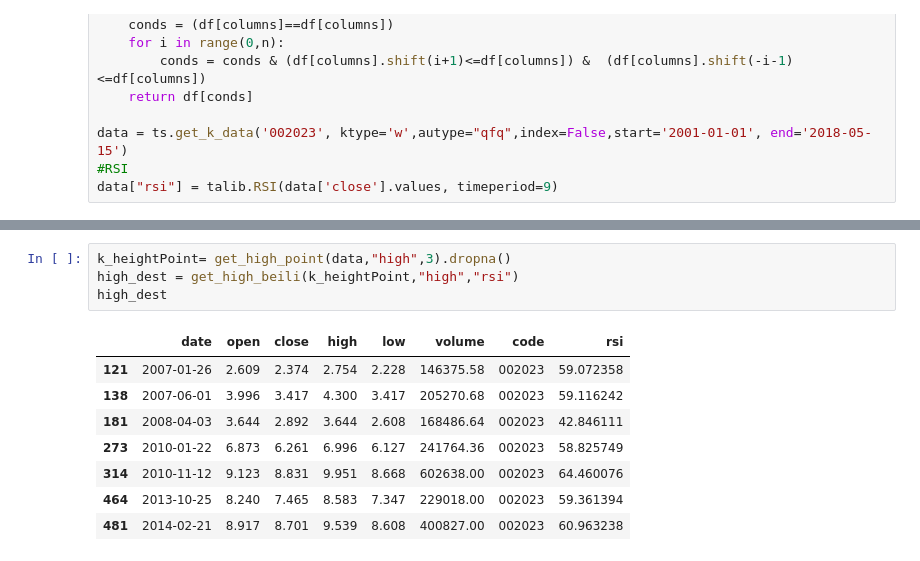
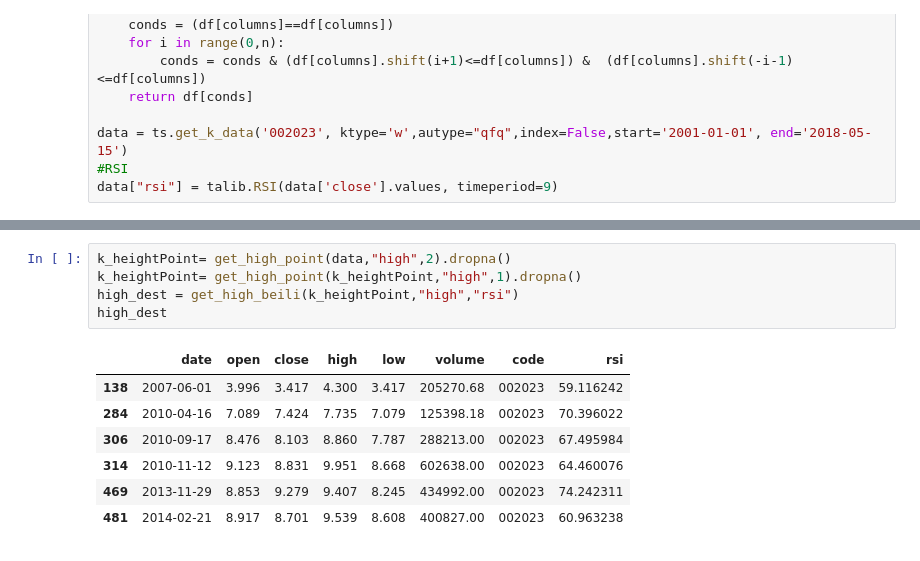
Before and after one commit to huanghan/notebook-01, a Jupyter notebook: 002023.ipynb, the cells around one changed output, grey strips where cells are left out. Drawn from its saved outputs; the diff is of its cells as text.

```diff
--- a/002023.ipynb
+++ b/002023.ipynb
@@ -58,16 +44,16 @@ k_LowPoint
 | 684 | 2018-02-02 | 9.930 | 8.890 | 9.980 | 7.700 | 647666.00 | 002023 | 30.499661 |
 # %%
-k_heightPoint= get_high_point(data,"high",3).dropna()
+k_heightPoint= get_high_point(data,"high",2).dropna()
+k_heightPoint= get_high_point(k_heightPoint,"high",1).dropna()
 high_dest = get_high_beili(k_heightPoint,"high","rsi")
 high_dest
 # %% [output]
 |  | date | open | close | high | low | volume | code | rsi |
-| 121 | 2007-01-26 | 2.609 | 2.374 | 2.754 | 2.228 | 146375.58 | 002023 | 59.072358 |
 | 138 | 2007-06-01 | 3.996 | 3.417 | 4.300 | 3.417 | 205270.68 | 002023 | 59.116242 |
-| 181 | 2008-04-03 | 3.644 | 2.892 | 3.644 | 2.608 | 168486.64 | 002023 | 42.846111 |
-| 273 | 2010-01-22 | 6.873 | 6.261 | 6.996 | 6.127 | 241764.36 | 002023 | 58.825749 |
+| 284 | 2010-04-16 | 7.089 | 7.424 | 7.735 | 7.079 | 125398.18 | 002023 | 70.396022 |
+| 306 | 2010-09-17 | 8.476 | 8.103 | 8.860 | 7.787 | 288213.00 | 002023 | 67.495984 |
 | 314 | 2010-11-12 | 9.123 | 8.831 | 9.951 | 8.668 | 602638.00 | 002023 | 64.460076 |
-| 464 | 2013-10-25 | 8.240 | 7.465 | 8.583 | 7.347 | 229018.00 | 002023 | 59.361394 |
+| 469 | 2013-11-29 | 8.853 | 9.279 | 9.407 | 8.245 | 434992.00 | 002023 | 74.242311 |
 | 481 | 2014-02-21 | 8.917 | 8.701 | 9.539 | 8.608 | 400827.00 | 002023 | 60.963238 |
 # %%
  #绘制K线图
```
Also changed, not shown: parts of 2 cells of this notebook.
